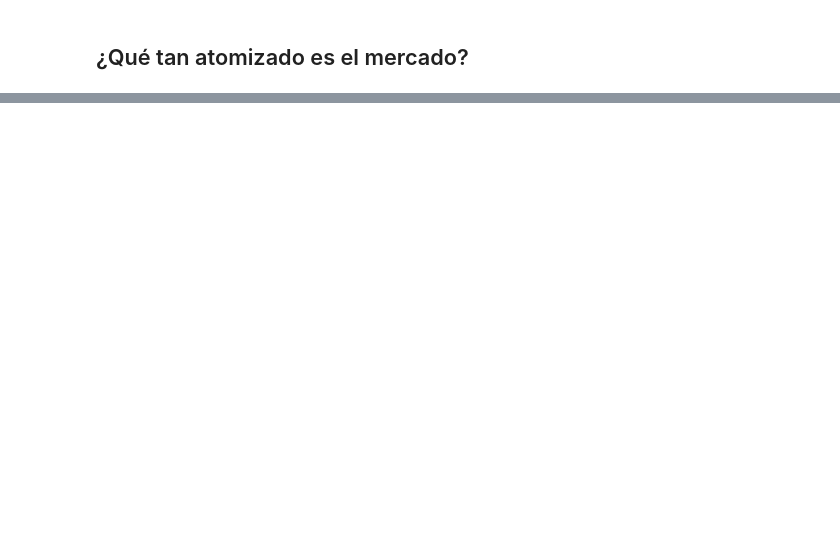
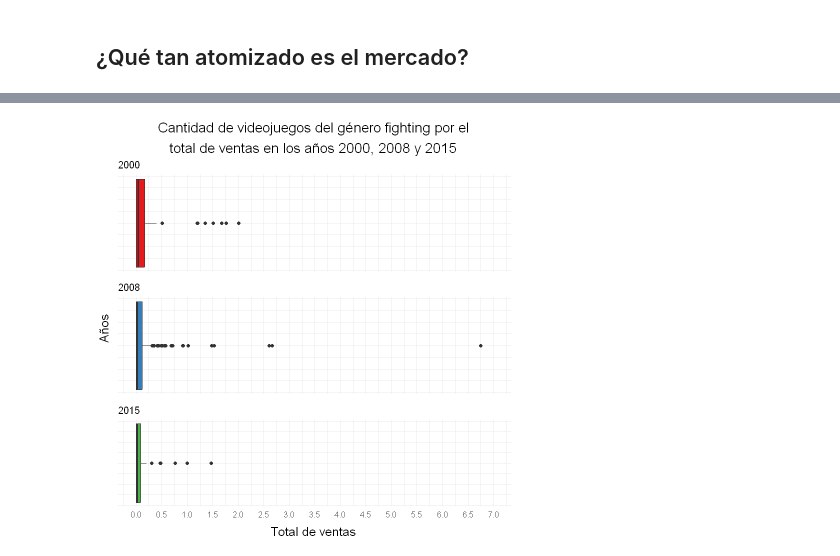
Before and after one commit to bastianbm7/VideoGames_Analysis, a Jupyter notebook: Informe_IPYNB.ipynb, the cells around one changed output, grey strips where cells are left out. Drawn from its saved outputs; the diff is of its cells as text; code cells hidden in the pictures; blank space fills up the shorter version.

```diff
--- a/Untitled.ipynb
+++ b/Informe_IPYNB.ipynb
@@ -522,2 +640,98 @@ ggsave("graphs\\p3_consola.pdf", plot = arrangeGrob(grid_arrange), device = "pdf
 # %% [markdown]
 ## ¿Qué tan atomizado es el mercado?
+# %%
+# 1: Año 2000
+gg1 <- juegos %>%
+ filter(Genre == "Fighting" & Year == 2000) %>%
+  ggplot() +
+  geom_boxplot(aes(x = Sales, fill = factor(Year))) +
+  scale_x_continuous(limits = c(0, 7), breaks = seq(0, 7, by = 0.5)) +
+  scale_fill_manual(values = colores[1]) +  # Utilizar la paleta de colores personalizada
+  guides(fill = FALSE) +
+  guides(color = guide_legend(nrow = 2)) +  # Organizar la leyenda en dos filas
+  theme_minimal() +
+  theme(
+    legend.position = "top",  # Posicionar la leyenda en la parte superior
+    legend.direction = "horizontal",  # Orientar la leyenda horizontalmente
+    text = element_text(size = 12),  # Ajustar el tamaño de fuente del texto del gráfico
+    title = element_text(size = 10, hjust = 0.5),  # Ajustar el tamaño de fuente del título
+    legend.text = element_text(size = 8),  # Ajustar el tamaño de fuente del texto de la leyenda
+    axis.text.x = element_blank(),  # Ajustar el tamaño de fuente del título del eje x
+    axis.text.y = element_blank()  # Ajustar el tamaño de fuente del título del eje y
+  ) +
+  labs(
+    color = NULL,
+    title = '2000',
+    y = NULL,
+    x = NULL
+  )
+
+# 2: Año 2008
+gg2 <- juegos %>%
+ filter(Genre == "Fighting" & Year == 2008) %>%
+ ggplot() +
+  geom_boxplot(aes(x = Sales, fill = factor(Year))) +
+  scale_x_continuous(limits = c(0, 7), breaks = seq(0, 7, by = 0.5)) +
+  scale_fill_manual(values = colores[2]) +  # Utilizar la paleta de colores personalizada
+  guides(fill = FALSE) +
+  guides(color = guide_legend(nrow = 2)) +  # Organizar la leyenda en dos filas
+  theme_minimal() +
+  theme(
+    legend.position = "top",  # Posicionar la leyenda en la parte superior
+    legend.direction = "horizontal",  # Orientar la leyenda horizontalmente
+    text = element_text(size = 12),  # Ajustar el tamaño de fuente del texto del gráfico
+    title = element_text(size = 10, hjust = 0.5),  # Ajustar el tamaño de fuente del título
+    legend.text = element_text(size = 8),  # Ajustar el tamaño de fuente del texto de la leyenda
+    axis.text.x = element_blank(),  # Ajustar el tamaño de fuente del título del eje x
+    axis.text.y = element_blank()  # Ajustar el tamaño de fuente del título del eje y
+  ) +
+  labs(
+    color = NULL,
+    title = '2008',
+    y = NULL,
+    x = NULL
+  )
+
+
+# 3: Año 2015
+gg3 <- juegos %>%
+ filter(Genre == "Fighting" & Year == 2015)%>%
+ ggplot() +
+  geom_boxplot(aes(x = Sales, fill = factor(Year))) +
+  scale_x_continuous(limits = c(0, 7), breaks = seq(0, 7, by = 0.5)) +
+  scale_fill_manual(values = colores[3]) +  # Utilizar la paleta de colores personalizada
+  guides(fill = FALSE) +
+  guides(color = guide_legend(nrow = 2)) +  # Organizar la leyenda en dos filas
+  theme_minimal() +
+  theme(
+    legend.position = "top",  # Posicionar la leyenda en la parte superior
+    legend.direction = "horizontal",  # Orientar la leyenda horizontalmente
+    text = element_text(size = 12),  # Ajustar el tamaño de fuente del texto del gráfico
+    title = element_text(size = 10, hjust = 0.5),  # Ajustar el tamaño de fuente del título
+    legend.text = element_text(size = 8),  # Ajustar el tamaño de fuente del texto de la leyenda
+    axis.title.x = element_text(size = 13),  # Ajustar el tamaño de fuente del título del eje x
+    axis.text.y = element_blank()  # Ajustar el tamaño de fuente del título del eje y
+  ) +
+  labs(
+    color = NULL,
+    title = '2015',
+    y = NULL,
+    x = NULL
+  )
+
+# Juntar los dos gráficos creados
+grid_arrange <- grid.arrange(
+    gg1,gg2, gg3,
+    ncol = 1,
+    # Wirte left text
+    bottom = textGrob("Total de ventas",
+                    gp = gpar(fontsize=15)),
+    # Wirte bottom text
+    left = textGrob("Años", gp=gpar(fontsize = 15), rot = 90),
+
+    top = textGrob("Cantidad de videojuegos del género fighting por el\ntotal de ventas en los años 2000, 2008 y 2015", gp=gpar(fontsize = 17))
+)
+
+ggsave("graphs\\p4.pdf", plot = arrangeGrob(grid_arrange), device = "pdf",
+      width = 26, height = 16, units = "cm", dpi = 600)
+# %% [output]
@@ -523,0 +741 @@ ggsave("graphs\\p3_consola.pdf", plot = arrangeGrob(grid_arrange), device = "pdf
+[figure, added]
```
Also changed, not shown: parts of 4 cells of this notebook, 9 other files.
